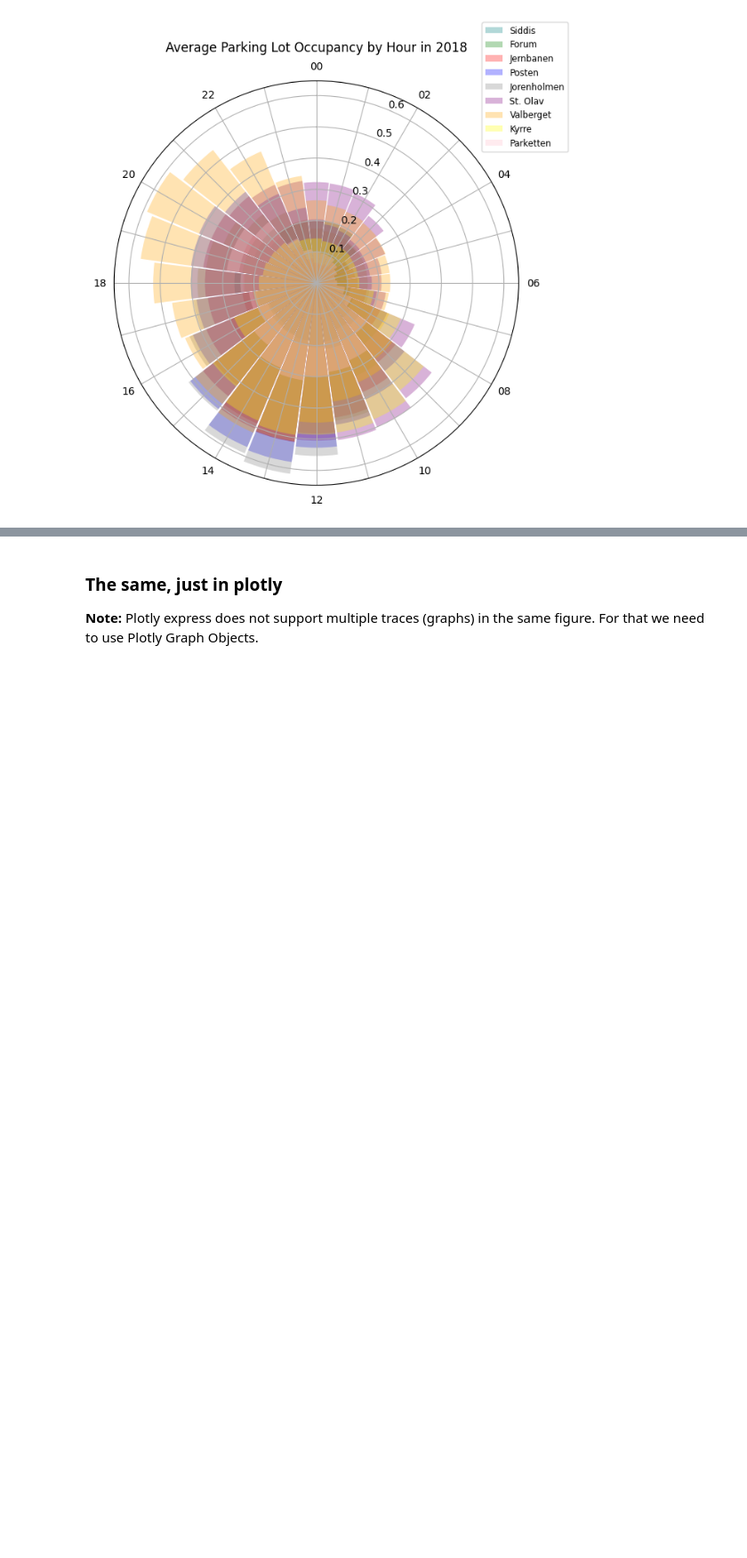
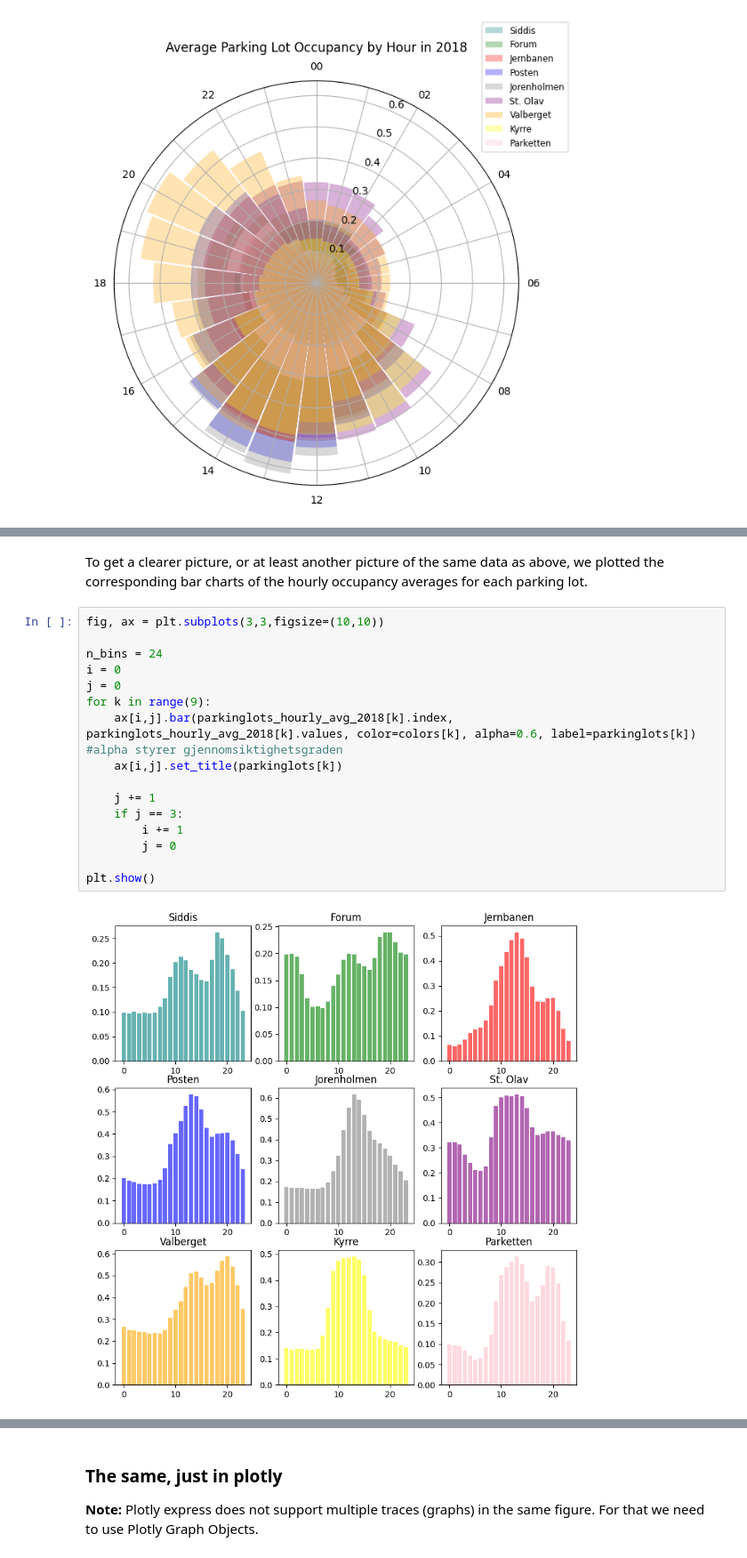
Before and after one commit to lenelise/stavanger_parkinglots, a Jupyter notebook: parking.ipynb, the cells around one changed output, grey strips where cells are left out. Shown at 89% size. Drawn from its saved outputs; the diff is of its cells as text; blank space fills up the shorter version.

```diff
--- a/parking.ipynb
+++ b/parking.ipynb
@@ -256,0 +244,20 @@ plt.show()
+# %% [markdown]
+To get a clearer picture, or at least another picture of the same data as above, we plotted the corresponding bar charts of the hourly occupancy averages for each parking lot.
+# %%
+fig, ax = plt.subplots(3,3,figsize=(10,10))
+
+n_bins = 24
+i = 0
+j = 0
+for k in range(9):
+    ax[i,j].bar(parkinglots_hourly_avg_2018[k].index, parkinglots_hourly_avg_2018[k].values, color=colors[k], alpha=0.6, label=parkinglots[k]) #alpha styrer gjennomsiktighetsgraden
+    ax[i,j].set_title(parkinglots[k])
+
+    j += 1
+    if j == 3:
+        i += 1
+        j = 0
+
+plt.show()
+# %% [output]
+[figure, added]
```
Also changed, not shown: parts of 11 cells of this notebook, 1 other file.
